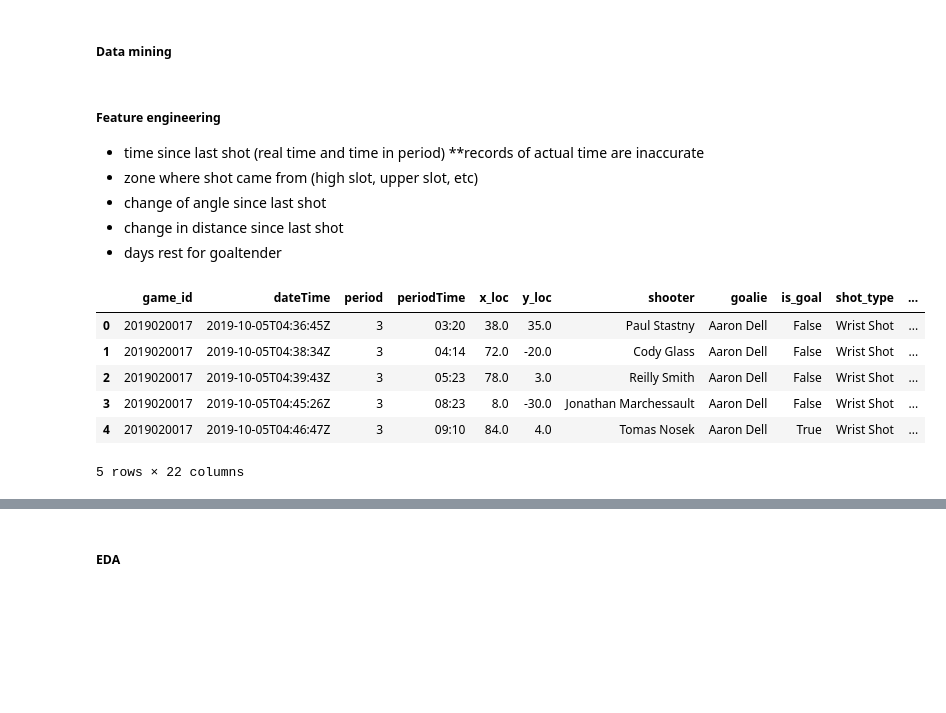
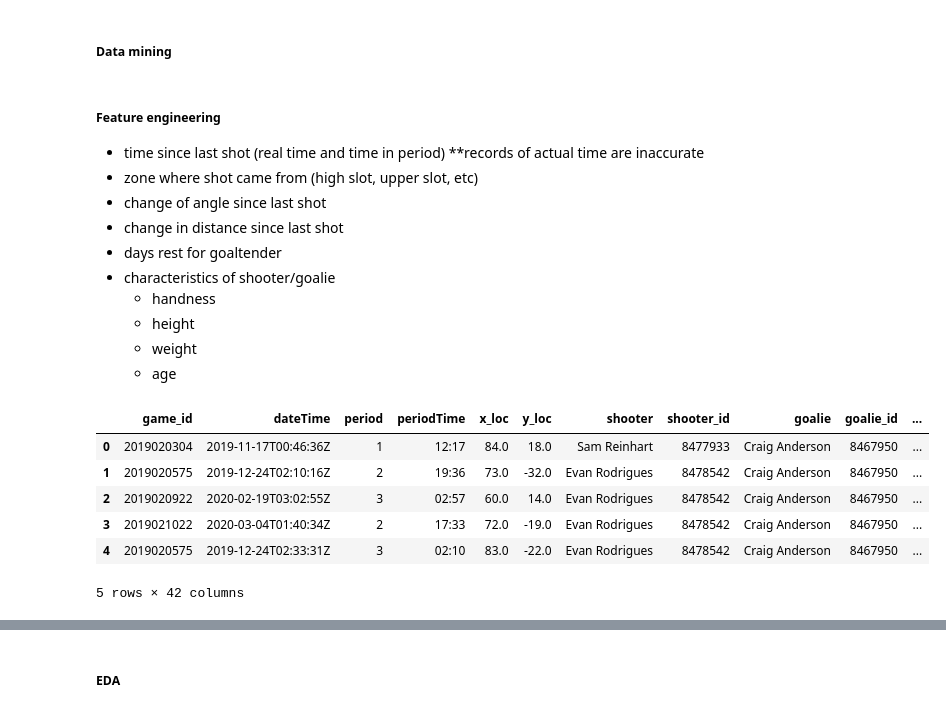
Before and after one commit to shawzy2/expected_goals, a Jupyter notebook: notebook/goalie_trends.ipynb, the cells around one changed output, grey strips where cells are left out. Cells and saved outputs as stored; diff of their text form; code cells hidden in the pictures; blank space fills up the shorter version.

Commit message:
fixed mining error, merged player attributes with df

```diff
--- a/notebook/goalie_trends.ipynb
+++ b/notebook/goalie_trends.ipynb
@@ -66,14 +66,18 @@ for game_id in game_data:
         # if event is shot or goal, save it
         if event['result']['event'] == 'Shot' or event['result']['event'] == 'Goal':
             shooter = ''
+            shooter_id = 0
             goalie = ''
+            goalie_id = 0
 
             # extract shooter/goalie
             for player in event['players']:
                 if player['playerType'] == 'Shooter' or player['playerType'] == 'Scorer':
                     shooter = player['player']['fullName']
+                    shooter_id = player['player']['id']
                 elif player['playerType'] == 'Goalie':
                     goalie = player['player']['fullName']
+                    goalie_id = player['player']['id']
 
             # extract strength for goal
             strength = 'unknown'
@@ -90,7 +94,9 @@ for game_id in game_data:
                 'x_loc': event['coordinates'].get('x', np.NaN),
                 'y_loc': event['coordinates'].get('y', np.NaN),
                 'shooter': shooter,
+                'shooter_id': shooter_id,
                 'goalie': goalie,
+                'goalie_id': goalie_id,
                 'is_goal': (event['result']['event'] == 'Goal'),
                 'shot_type': event['result'].get('secondaryType'),
                 'strength': strength
@@ -102,6 +108,11 @@ for game_id in game_data:
 * change of angle since last shot
 * change in distance since last shot
 * days rest for goaltender
+* characteristics of shooter/goalie
+    * handness
+    * height
+    * weight
+    * age
 # %%
 # convert to dataframe
 df = pd.DataFrame(shots)
@@ -145,40 +156,61 @@ df['shot_angle'] = np.where(df['x_loc'] != x_goal,
 df['shot_angle_prev'] = df.groupby(['game_id', 'goalie'])['shot_angle'].shift(1).fillna(0)
 df['shot_angle_diff'] = np.absolute(np.where(df['shot_angle'] < df['shot_angle_prev'],
                                                 df['shot_angle'] - df['shot_angle_prev'],
                                                 df['shot_angle_prev'] - df['shot_angle']
                                             )
                                    )
 
 # determine if goalie moved to his right since last shot to attempt to make save
 df['goalie_move_right'] = np.where(df['shot_angle'] > df['shot_angle_prev'], True, False)
 
 # calculate shot distance to goal
 df['shot_dist'] = round(np.sqrt(np.square(df['x_loc'] - x_goal) + np.square(df['y_loc'])), 2)
 df['shot_dist_prev'] = df.groupby(['game_id', 'goalie'])['shot_dist'].shift(1).fillna(0)
 df['shot_dist_diff'] = df['shot_dist'] - df['shot_dist_prev']
 
 # get days rest for goalie (if at begining of season, just mark days rest as 5)
 df_goalies = df[['game_id', 'goalie', 'dateTime']].groupby(['goalie', 'game_id']).first()
 df_goalies['dateTime_prev'] = df_goalies['dateTime'].shift(1).fillna('1970-01-01T04:00:00Z')
 df_goalies['goalie_days_rest'] = (pd.to_datetime(df_goalies['dateTime']) - pd.to_datetime(df_goalies['dateTime_prev'])).dt.round(freq='D').dt.days
 df_goalies['goalie_days_rest'] = np.where(df_goalies['goalie_days_rest'] > 200,
                                           5,
                                           np.where(df_goalies['goalie_days_rest'] < 0,
                                                    5,
                                                    df_goalies['goalie_days_rest']
                                                   )
                                          )
 df = df.sort_values(by=['goalie', 'game_id']).merge(df_goalies[['goalie_days_rest']], how='left', on=['goalie', 'game_id'])
 
+# get player characteristics (age, height, weight, handness) and merge with dataframe
+## retr
+with open('../data/playerAttributes.json') as f:
+    attributes = json.load(f)          # read file
+df_atr = pd.DataFrame(attributes)      # convert to df
+df_atr.sort_values('id', inplace=True) # sort by id
+
+# merge skater attrs
+df_atr_skaters = df_atr[(df_atr['type']=='Forward') | (df_atr['type']=='Defenseman')]    # filter by skaters
+df_atr_skaters.columns = [f'shooter_{c}' for c in list(df_atr.columns)]                  # rename columns
+df = df.sort_values('shooter_id').merge(df_atr_skaters, how='left', on='shooter_id')     # merge
+df['shooter_age'] = round((pd.to_datetime(df['dateTime'].str[:10]) -
+                           pd.to_datetime(df['shooter_birthDate'])).dt.days / 365, 1)      # calculate age
+
+# merge goalie attrs
+df_atr_goalies = df_atr[df_atr['type']=='Goalie']                                   # filter by goalies
+df_atr_goalies.columns = [f'goalie_{c}' for c in list(df_atr.columns)]              # rename columns
+df = df.sort_values('goalie_id').merge(df_atr_goalies, how='left', on='goalie_id')  # merge
+df['goalie_age'] = round((pd.to_datetime(df['dateTime'].str[:10]) -
+                          pd.to_datetime(df['goalie_birthDate'])).dt.days / 365, 1) # calculate age
+
 df.head()
 # %% [output]
-|  | game_id | dateTime | period | periodTime | x_loc | y_loc | shooter | goalie | is_goal | shot_type | ... |
-| 0 | 2019020017 | 2019-10-05T04:36:45Z | 3 | 03:20 | 38.0 | 35.0 | Paul Stastny | Aaron Dell | False | Wrist Shot | ... |
-| 1 | 2019020017 | 2019-10-05T04:38:34Z | 3 | 04:14 | 72.0 | -20.0 | Cody Glass | Aaron Dell | False | Wrist Shot | ... |
-| 2 | 2019020017 | 2019-10-05T04:39:43Z | 3 | 05:23 | 78.0 | 3.0 | Reilly Smith | Aaron Dell | False | Wrist Shot | ... |
-| 3 | 2019020017 | 2019-10-05T04:45:26Z | 3 | 08:23 | 8.0 | -30.0 | Jonathan Marchessault | Aaron Dell | False | Wrist Shot | ... |
-| 4 | 2019020017 | 2019-10-05T04:46:47Z | 3 | 09:10 | 84.0 | 4.0 | Tomas Nosek | Aaron Dell | True | Wrist Shot | ... |
+|  | game_id | dateTime | period | periodTime | x_loc | y_loc | shooter | shooter_id | goalie | goalie_id | ... |
+| 0 | 2019020304 | 2019-11-17T00:46:36Z | 1 | 12:17 | 84.0 | 18.0 | Sam Reinhart | 8477933 | Craig Anderson | 8467950 | ... |
+| 1 | 2019020575 | 2019-12-24T02:10:16Z | 2 | 19:36 | 73.0 | -32.0 | Evan Rodrigues | 8478542 | Craig Anderson | 8467950 | ... |
+| 2 | 2019020922 | 2020-02-19T03:02:55Z | 3 | 02:57 | 60.0 | 14.0 | Evan Rodrigues | 8478542 | Craig Anderson | 8467950 | ... |
+| 3 | 2019021022 | 2020-03-04T01:40:34Z | 2 | 17:33 | 72.0 | -19.0 | Evan Rodrigues | 8478542 | Craig Anderson | 8467950 | ... |
+| 4 | 2019020575 | 2019-12-24T02:33:31Z | 3 | 02:10 | 83.0 | -22.0 | Evan Rodrigues | 8478542 | Craig Anderson | 8467950 | ... |
-5 rows × 22 columns
+5 rows × 42 columns
 # %%
 df.info()
 # %% [output]
```
Also changed, not shown: parts of 7 cells of this notebook, 2 other files.
